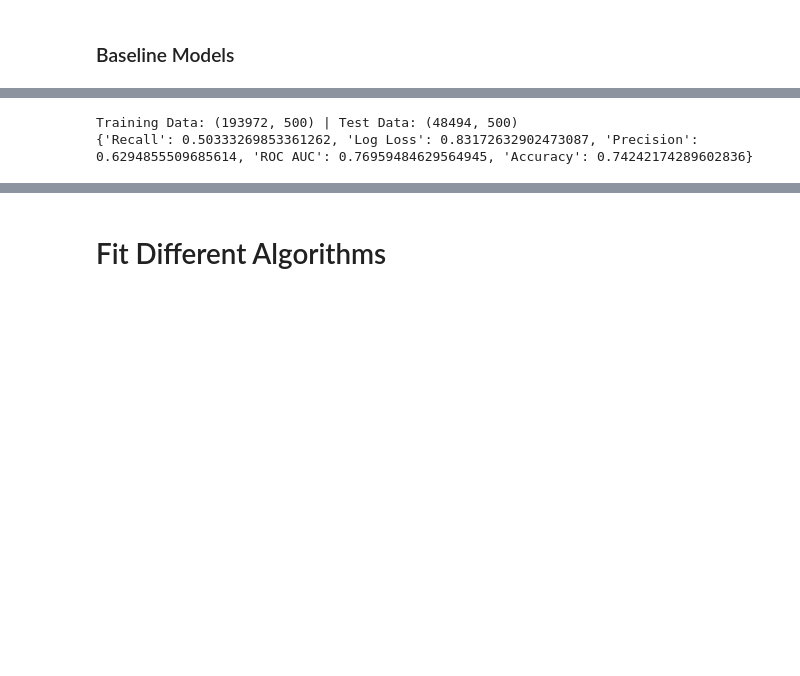
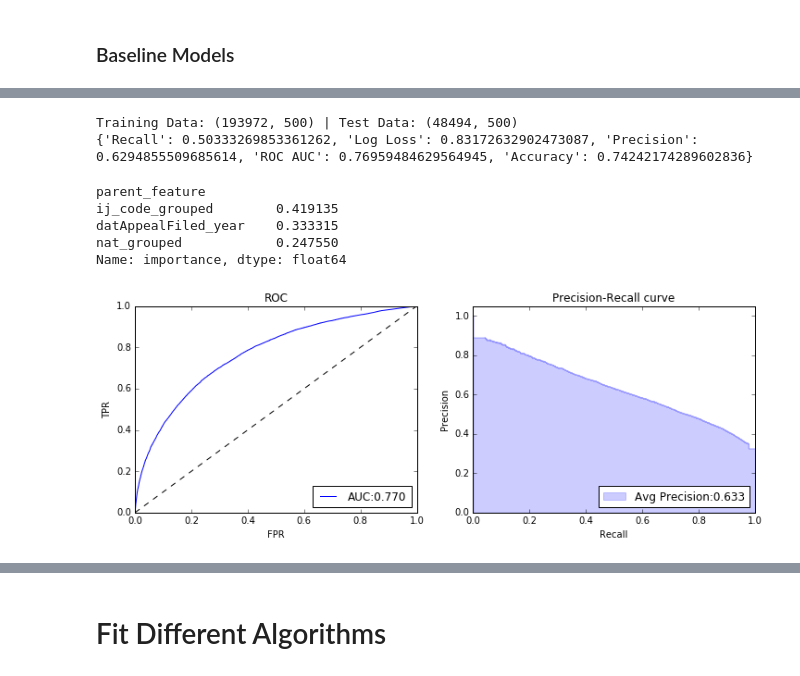
Before and after one commit to colinandrus/ml_course_project, a Jupyter notebook: notebooks/model_training_cleaned.ipynb, the cells around one changed output, grey strips where cells are left out. Drawn from its saved outputs; the diff is of its cells as text; code cells hidden in the pictures; blank space fills up the shorter version.

```diff
--- a/notebooks/model_training_cleaned.ipynb
+++ b/notebooks/model_training_cleaned.ipynb
@@ -416,18 +363,25 @@ Training Data: (193972, 499) | Test Data: (48494, 499)
 # %%
 # baseline 4: nat + judge + appeal year
 CAT_FEATURES = ['nat_grouped', 'ij_code_grouped']
 NUM_FEATURES = ['datAppealFiled_year']
 IMPUTE_METHODS = {'nat_grouped': 'none'}
 MODEL = (RandomForestClassifier(n_estimators=100, random_state=44))
 
-X_train, X_test, y_train, y_test = get_model_data(df, label='granted', cat_features = CAT_FEATURES,
+X_train, X_test, y_train, y_test = get_model_data(df, df, label='granted', cat_features = CAT_FEATURES,
                                                   num_features = NUM_FEATURES, impute_methods = IMPUTE_METHODS,
                                                   print_summary=True)
-nat_ij_year_model, nat_ij_year_metrics, _, _, _, _ = train_model(MODEL, X_train, y_train, X_test, y_test,
-                                                                 print_metrics=True, print_charts=False)
+nat_ij_year_model, nat_ij_year_metrics, _, nat_ij_year_cfi, _, _ = train_model(MODEL, X_train, y_train, X_test, y_test,
+                                                                               print_metrics=True, print_charts=True)
+nat_ij_year_cfi
 # %% [output]
 Training Data: (193972, 500) | Test Data: (48494, 500)
 {'Recall': 0.50333269853361262, 'Log Loss': 0.83172632902473087, 'Precision': 0.6294855509685614, 'ROC AUC': 0.76959484629564945, 'Accuracy': 0.74242174289602836}
+parent_feature
+ij_code_grouped        0.419135
+datAppealFiled_year    0.333315
+nat_grouped            0.247550
+Name: importance, dtype: float64
+[figure, added]
 # %%
 # full model
 FULL_CAT_FEATURES = ['nat_grouped', 'ij_code_grouped', 'lang_grouped', 'case_type_string', 'Male_judge',
```
Also changed, not shown: parts of 35 cells of this notebook.
